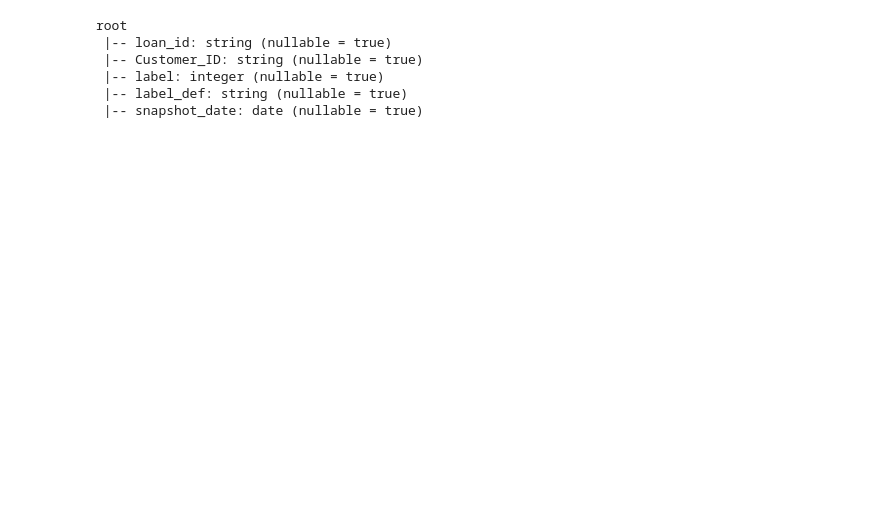
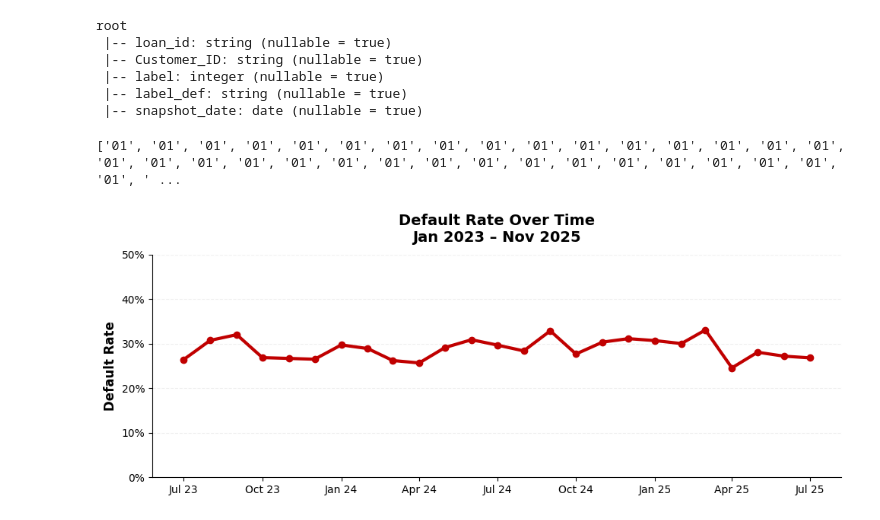
Before and after one commit to ngblpauline/MLE, a Jupyter notebook: Assignment1/data_processing_main_label.ipynb, the cells around one changed output. Saved outputs shown, nothing was run; the diff lists cells and outputs as text; code cells hidden in the pictures; blank space fills up the shorter version.

```diff
--- a/Assignment1/data_processing_main_label.ipynb
+++ b/Assignment1/data_processing_main_label.ipynb
@@ -323,3 +318,76 @@ root
  |-- label: integer (nullable = true)
  |-- label_def: string (nullable = true)
  |-- snapshot_date: date (nullable = true)
+# %%
+import glob, os
+
+files = sorted(glob.glob("datamart/gold/label/label_store/gold_label_store_*.parquet"))
+dates = [
+    os.path.basename(f).split("_")[-1].replace(".parquet","")
+    for f in files
+]
+print(dates)
+# → ['2023_01_01', '2023_02_01', … , '2025_10_01', '2025_11_01']
+# %% [output]
+['01', '01', '01', '01', '01', '01', '01', '01', '01', '01', '01', '01', '01', '01', '01', '01', '01', '01', '01', '01', '01', '01', '01', '01', '01', '01', '01', '01', '01', '01', '01', '01', '01', ' ...
+# %%
+import os, glob
+import pandas as pd
+import matplotlib.pyplot as plt
+import matplotlib.dates as mdates
+import matplotlib.ticker as mtick
+import pyspark.sql.functions as F
+
+# 1) read all your gold‐store parquet files
+paths = glob.glob(os.path.join(
+    "datamart/gold/label/label_store",
+    "gold_label_store_*.parquet"
+))
+df_labels_spark = (
+    spark.read.option("header", True)
+         .parquet(*paths)
+         .select(
+            F.col("snapshot_date"),
+            F.col("label").alias("default")
+         )
+)
+
+# 2) to pandas + set datetime index
+pdf = df_labels_spark.toPandas()
+pdf["snapshot_date"] = pd.to_datetime(pdf["snapshot_date"])
+pdf.set_index("snapshot_date", inplace=True)
+
+# 3) monthly default rate
+series = pdf["default"].resample("MS").mean()
+
+# 4) reindex over full Jan 2023 → Nov 2025
+full_idx = pd.date_range("2023-01-01", "2025-11-01", freq="MS")
+series = series.reindex(full_idx)
+
+# 5) plot
+fig, ax = plt.subplots(figsize=(10,4), dpi=100)
+ax.plot(
+    series.index,
+    series.values,
+    linewidth=3,
+    color="#C00000",
+    marker="o"
+)
+ax.set_ylim(0, 0.5)
+ax.yaxis.set_major_formatter(mtick.PercentFormatter(xmax=1.0))
+ax.xaxis.set_major_locator(
+    mdates.MonthLocator(bymonth=[1,4,7,10])
+)
+ax.xaxis.set_major_formatter(
+    mdates.DateFormatter("%b %y")
+)
+ax.set_title("Default Rate Over Time\nJan 2023 – Nov 2025",
+             fontsize=14, fontweight="bold", pad=12)
+ax.set_ylabel("Default Rate", fontsize=12, fontweight="bold")
+ax.spines["top"].set_visible(False)
+ax.spines["right"].set_visible(False)
+ax.grid(axis="y", linestyle="--", alpha=0.2)
+plt.tight_layout()
+plt.show()
+# %% [output]
+[figure, added]
```
Also changed, not shown: parts of 11 cells of this notebook.
